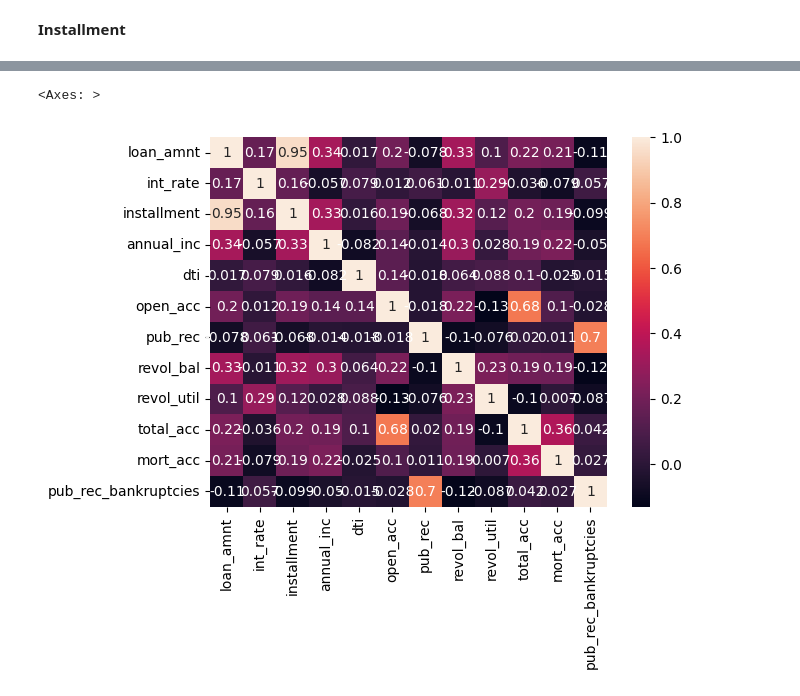
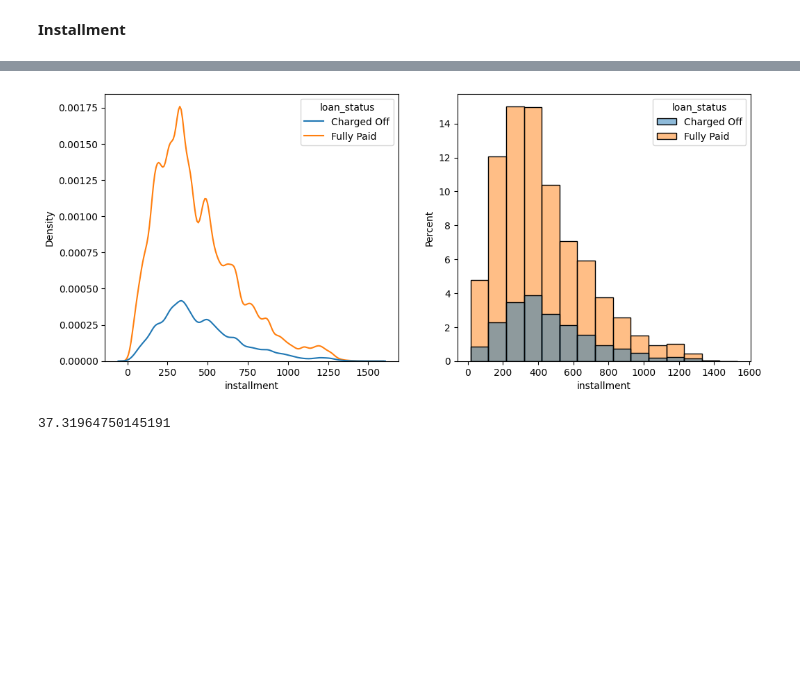
Before and after one commit to namangarg1805/Data-Analytics, a Jupyter notebook: ABC_Loan_Company.ipynb, the cells around one changed output, grey strips where cells are left out. Cells and saved outputs as stored; diff of their text form; code cells hidden in the pictures; blank space fills up the shorter version.

```diff
--- a/ABC_Loan_Company.ipynb
+++ b/ABC_Loan_Company.ipynb
@@ -543,6 +483,13 @@ df.head(10)
-# %%
-corr =sns.heatmap(df.corr(numeric_only=True),annot=True)
-corr
-# %% [output]
-<Axes: >
-[figure, removed]
+# %%
+plt.figure(figsize=(12,5))
+plt.subplot(1,2,1)
+sns.kdeplot(data=df,x='installment',hue='loan_status')
+plt.subplot(1,2,2)
+sns.histplot(data=df,x='installment',bins=15,hue='loan_status',stat='percent')
+plt.show()
+# %% [output]
+[figure, added]
+# %%
+(df[(df['installment']>=200) & (df['installment']<=400)]['installment'].value_counts().sum())/df.shape[0]*100
+# %% [output]
+37.31964750145191
```
Also changed, not shown: parts of 176 cells of this notebook.
